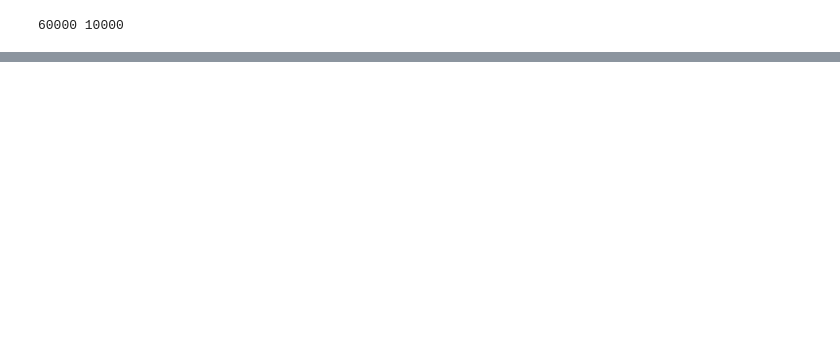
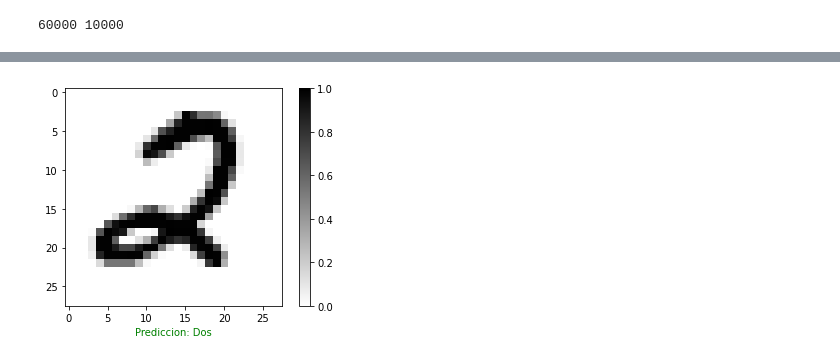
Before and after one commit to USIS051620/Programacion-Computacional-III, a Jupyter notebook: fundamentos_de_python.ipynb, the cells around one changed output, grey strips where cells are left out. Drawn from its saved outputs; the diff is of its cells as text; code cells hidden in the pictures; blank space fills up the shorter version.

```diff
--- a/fundamentos_de_python.ipynb
+++ b/fundamentos_de_python.ipynb
@@ -807,3 +813,22 @@ def graficar_imagen(i, predictions_array, true_labels, images):
   else:
     color = "red"
   plt.xlabel("Prediccion: {}".format(numeros_letras[predicted_label]), color=color)
+# %%
+#convertir las imanes de tensores en matrices con numpy
+for imagenes_prueba, etiquetas_prueba in datos_prueba.take(1):
+  imagenes_prueba = imagenes_prueba.numpy()
+  etiquetas_prueba = etiquetas_prueba.numpy()
+  predicciones = modelo.predict(imagenes_prueba)
+# %%
+index = 31
+ima = imagenes_prueba[index][...,0]
+label = np.argmax(predicciones[index])
+
+plt.figure()
+plt.imshow(ima, cmap=plt.cm.binary)
+plt.colorbar()
+plt.grid(False)
+plt.xlabel("Prediccion: {}".format(numeros_letras[label]), color="green")
+plt.show()
+# %% [output]
+[figure, added]
```
Also changed, not shown: parts of 5 cells of this notebook.
